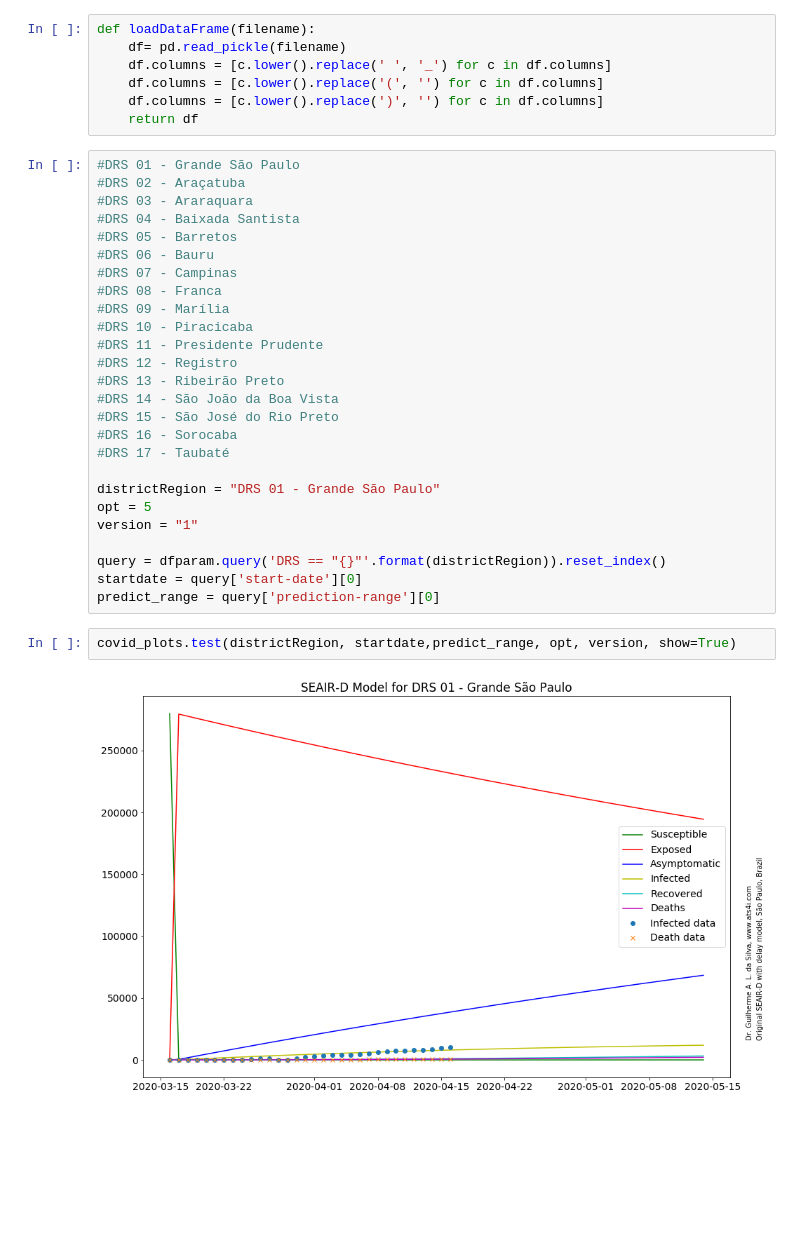
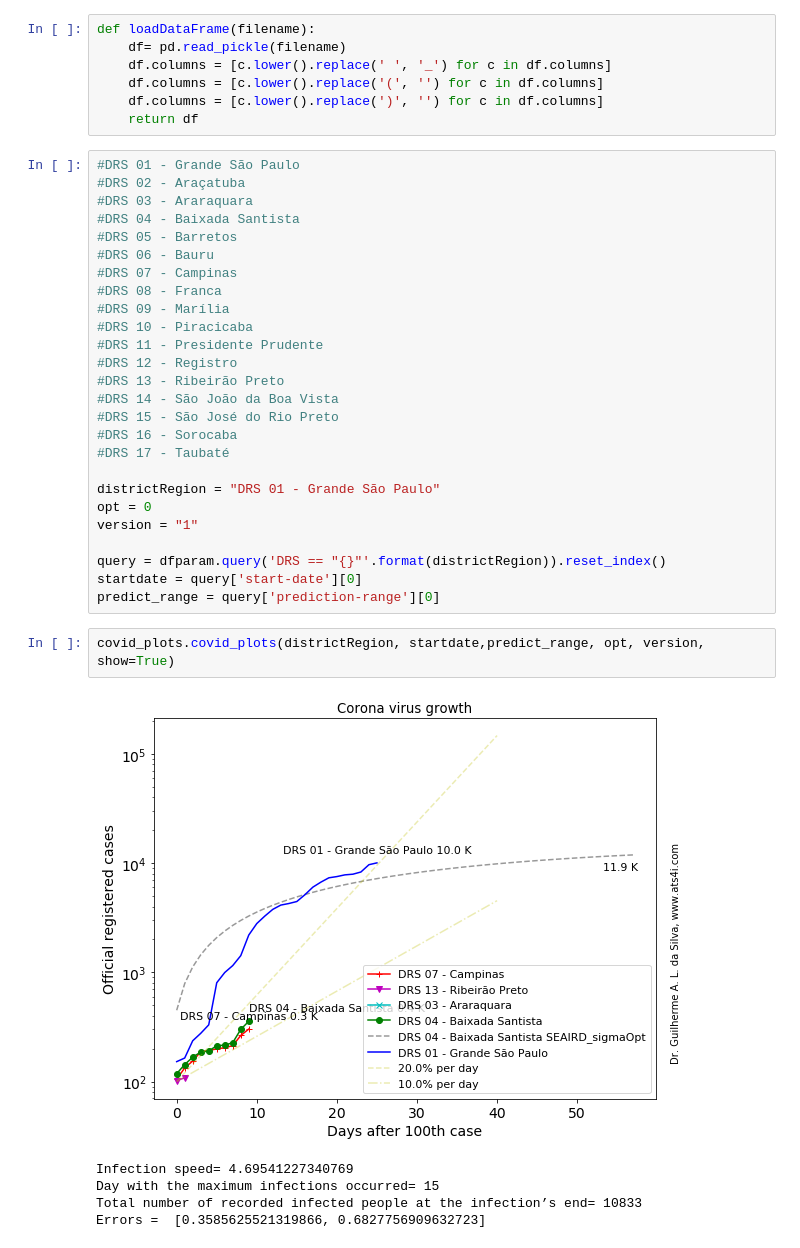
Before and after one commit to gasilva/dataAndModelsCovid19, a Jupyter notebook: regionsSP/DRS_Covid19.ipynb, the cells around one changed output. Saved outputs shown, nothing was run; the diff lists cells and outputs as text; blank space fills up the shorter version.

Commit message:
all plots working

```diff
--- a/regionsSP/DRS_Covid19.ipynb
+++ b/regionsSP/DRS_Covid19.ipynb
@@ -116,13 +149,17 @@ def loadDataFrame(filename):
 #DRS 17 - Taubaté
 
 districtRegion = "DRS 01 - Grande São Paulo"
-opt = 5
+opt = 0
 version = "1"
 
 query = dfparam.query('DRS == "{}"'.format(districtRegion)).reset_index()
 startdate = query['start-date'][0]
 predict_range = query['prediction-range'][0]
 # %%
-covid_plots.test(districtRegion, startdate,predict_range, opt, version, show=True)
+covid_plots.covid_plots(districtRegion, startdate,predict_range, opt, version, show=True)
 # %% [output]
-[figure, old version]
+[figure, new version]
+Infection speed= 4.69541227340769
+Day with the maximum infections occurred= 15
+Total number of recorded infected people at the infection’s end= 10833
+Errors =  [0.3585625521319866, 0.6827756909632723]
```
Also changed, not shown: parts of 5 cells of this notebook, 1 other file.
